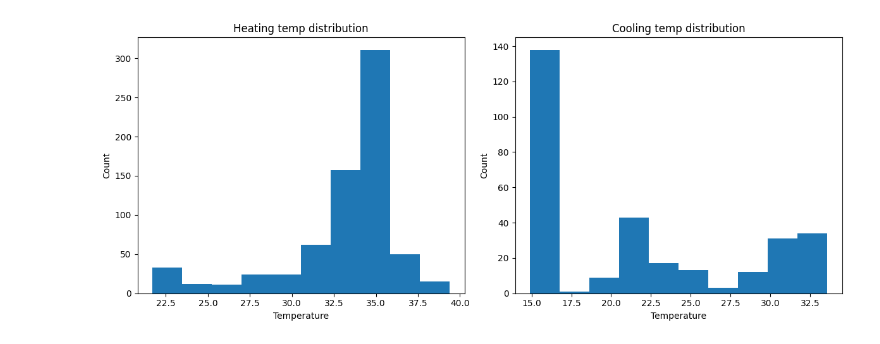
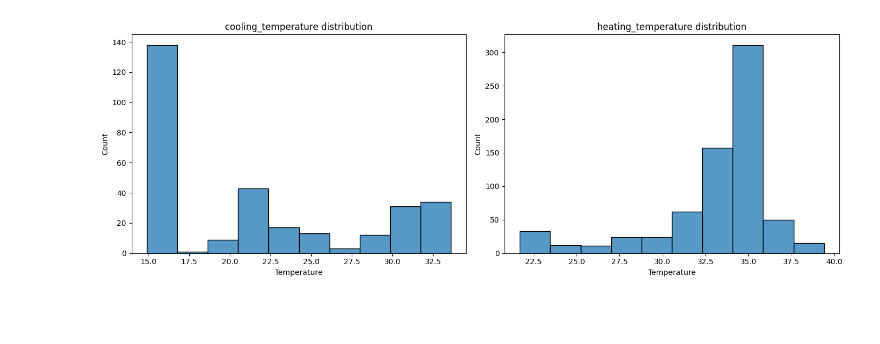
Before and after one commit to kraken24/zeiss-data-science-challenge, a Jupyter notebook: notebooks/data_exploration.ipynb, the cells around one changed output. Saved outputs shown, nothing was run; the diff lists cells and outputs as text; code cells hidden in the pictures; blank space fills up the shorter version.

```diff
--- a/notebooks/data_exploration.ipynb
+++ b/notebooks/data_exploration.ipynb
@@ -2,9 +4,10 @@
 import pandas as pd
 import numpy as np
 import matplotlib.pyplot as plt
-
-df = pd.read_csv("../data/DataScienceCodingChallenge/data/sample_temperature_data_for_coding_challenge.csv")
-df.head()
+import seaborn as sns
+from zeiss_iot.data.data_import import read_temp_data
+df = read_temp_data()
+df.head(10)
 # %% [output]
 |  | source_id | datetime | property_name | temperature |
 | 0 | MICDEV001 | 2019-04-13T17:51:16.000+0000 | heating_temperature | 33.3 |
@@ -15,6 +23,12 @@ df.head()
 # %%
-df["datetime"] = pd.to_datetime(df["datetime"]) # convert to datetime object
+# convert to datetime object for easier manipulation
+# created additional date and time columns for deeper analysis fo data.
+df["datetime"] = pd.to_datetime(df["datetime"])
 df["date"] = df["datetime"].apply(lambda x: x.date())
 df["time"] = df["datetime"].apply(lambda x: x.time())
+df["month"] = df["datetime"].dt.to_period("M")
+df["year"] = df["datetime"].dt.to_period("Y")
+
+df.sort_values(by=["date", "time"], inplace=True)
 df.head()
 # %% [output]
@@ -63,17 +136,17 @@ df["property_name"].hist()
 # %%
-fig = plt.figure(figsize=(12, 5))
-plt.subplot(1, 2, 1)
-plt.hist(df[df["property_name"] == "heating_temperature"]["temperature"], bins=10)
-plt.xlabel("Temperature")
-plt.ylabel("Count")
-plt.title("Heating temp distribution")
-
-plt.subplot(1, 2, 2)
-plt.hist(df[df["property_name"] == "cooling_temperature"]["temperature"], bins=10)
-plt.xlabel("Temperature")
-plt.ylabel("Count")
-plt.title("Cooling temp distribution")
+fig = plt.figure(figsize=(14, 5))
+for index, param in enumerate(["cooling_temperature", "heating_temperature"]):
+    plt.subplot(1, 2, index+1)
+    sns.histplot(
+        data=df[df["property_name"] == param],
+        x="temperature",
+        bins=10,
+        color="Tab:blue"
+    )
+    plt.xlabel("Temperature")
+    plt.ylabel("Count")
+    plt.title(f"{param} distribution")
 
 fig.tight_layout()
 # %% [output]
-[figure, old version]
+[figure, new version]
```
Also changed, not shown: parts of 29 cells of this notebook, 6 other files.
